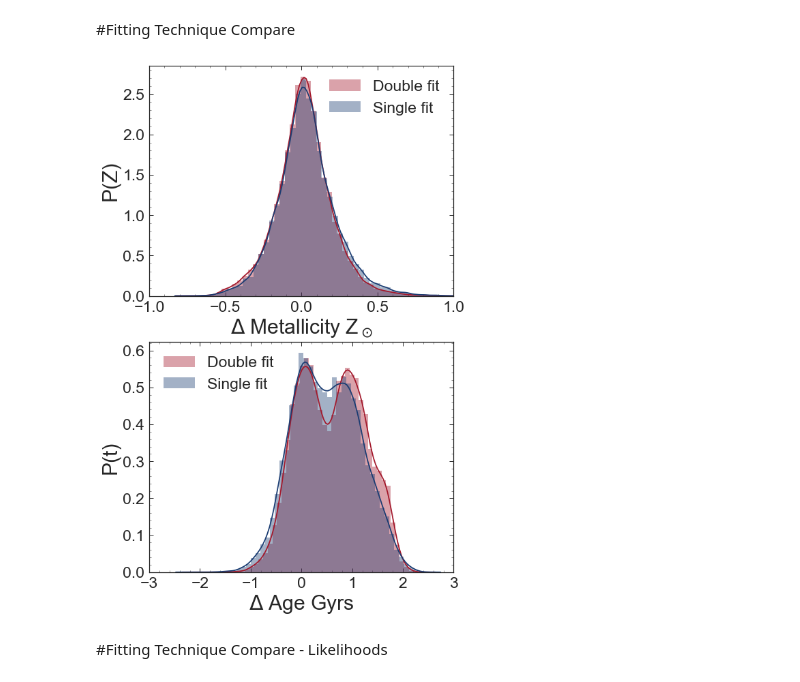
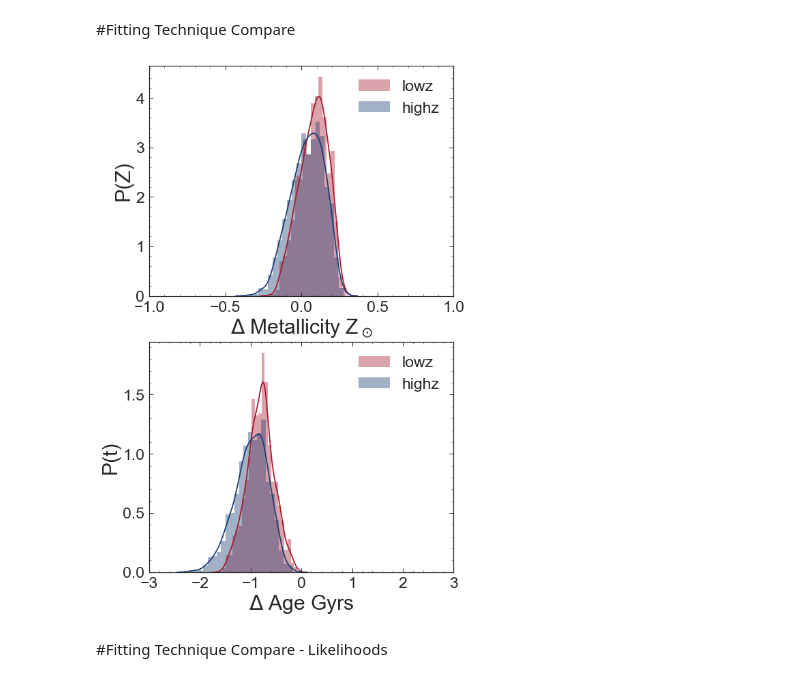
Before and after one commit to Vince-ec/Quiescent_analysis, a Jupyter notebook: scripts/important_plots.ipynb, the cells around one changed output. Cells and saved outputs as stored; diff of their text form; code cells hidden in the pictures.

Commit message:
sep 4-added plots

```diff
--- a/scripts/important_plots.ipynb
+++ b/scripts/important_plots.ipynb
@@ -1158,40 +1140,50 @@ for i in range(len(gals)):
+# %%
+"""DATA"""
+
+mlz,alz = np.load('../mcerr/MC_s39170-m0.023_a5.2_lwa.npy')
+mhz,ahz = np.load('../mcerr/MC_s44042-m0.023_a5.2_lwa.npy')
+##
+mlz_0 = mlz - 0.023
+mhz_0 = mhz - 0.023
+alz_0 = alz - 5.2
+ahz_0 = ahz - 5.2
 # %%
 """PLOT"""
 %matplotlib inline
 
 gs = gridspec.GridSpec(2,1)
 
 plt.figure(figsize=[8,16])
 plt.subplot(gs[0])
-sea.distplot(mdf1_mn/0.019,color = '#A3182B',label='Double fit')
-sea.distplot(m_mn/0.019,color = '#1A3C72',label='Single fit')
+sea.distplot(mlz_0/0.019,color = '#A3182B',label='lowz')
+sea.distplot(mhz_0/0.019,color = '#1A3C72',label='highz')
 plt.xlabel('$\Delta$ Metallicity Z$_\odot$',fontsize = 30)
 plt.ylabel('P(Z)',fontsize = 30)
 plt.tick_params(axis='both', which='major', labelsize=23)
 plt.gcf().subplots_adjust(bottom=0.235)
 plt.legend(fontsize=23)
 plt.xlim(-1,1)
 plt.minorticks_on()
 # plt.show()
 # plt.savefig('../plots/P-z_2cases.png')
 # plt.close()
 
 # plt.figure(figsize=[8,8])
 plt.subplot(gs[1])
-sea.distplot(adf1_mn,color = '#A3182B',label='Double fit')
-sea.distplot(a_mn,color = '#1A3C72',label='Single fit')
+sea.distplot(alz_0,color = '#A3182B',label='lowz')
+sea.distplot(ahz_0,color = '#1A3C72',label='highz')
 plt.xlabel('$\Delta$ Age Gyrs',fontsize = 30)
 plt.ylabel('P(t)',fontsize = 30)
 plt.tick_params(axis='both', which='major', labelsize=23)
 plt.gcf().subplots_adjust(bottom=0.235)
 plt.legend(fontsize=23)
 plt.xlim(-3,3)
 plt.minorticks_on()
 plt.show()
 # plt.savefig('../plots/P-Zt_2cases.pdf')
 plt.close()
 # %% [output]
-[figure, old version]
+[figure, new version]
 # %% [markdown]
 #Fitting Technique Compare - Likelihoods
 # %%
```
Also changed, not shown: parts of 1 cell of this notebook.
